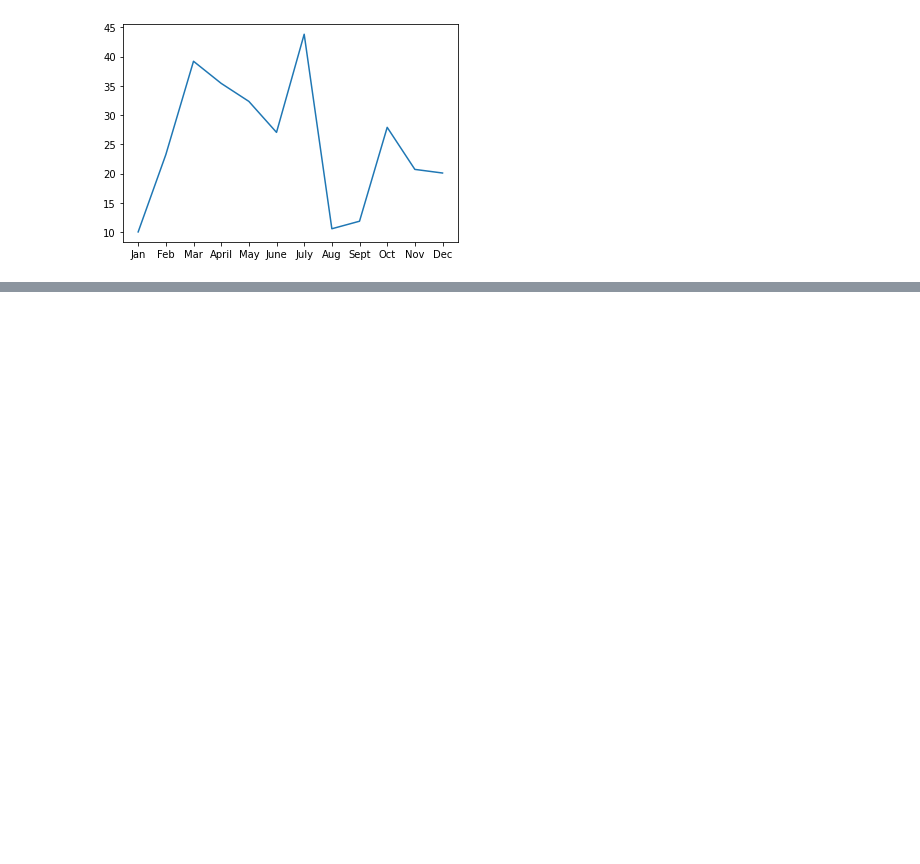
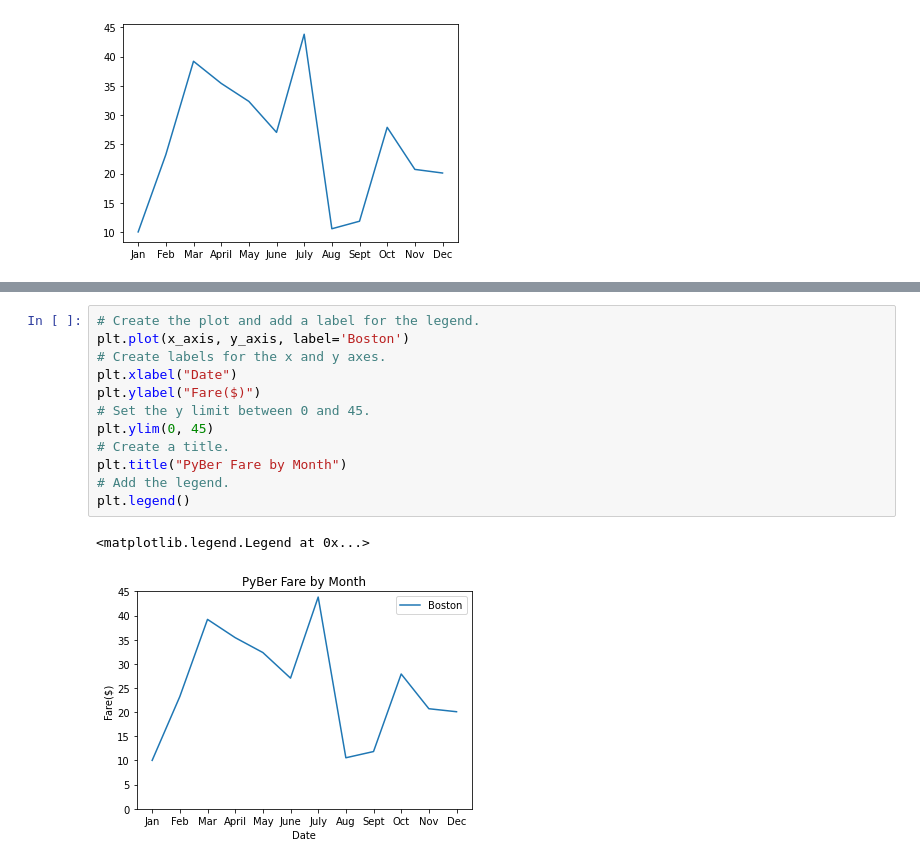
Before and after one commit to Benmyboy/PyBer_Analysis, a Jupyter notebook: matplotlib_practice.ipynb, the cells around one changed output, grey strips where cells are left out. Drawn from its saved outputs; the diff is of its cells as text; blank space fills up the shorter version.

```diff
--- a/matplotlib_practice.ipynb
+++ b/matplotlib_practice.ipynb
@@ -17,0 +33,15 @@ plt.plot(x_axis, y_axis)
+# %%
+# Create the plot and add a label for the legend.
+plt.plot(x_axis, y_axis, label='Boston')
+# Create labels for the x and y axes.
+plt.xlabel("Date")
+plt.ylabel("Fare($)")
+# Set the y limit between 0 and 45.
+plt.ylim(0, 45)
+# Create a title.
+plt.title("PyBer Fare by Month")
+# Add the legend.
+plt.legend()
+# %% [output]
+<matplotlib.legend.Legend at 0x...>
+[figure, added]
```
Also changed, not shown: parts of 17 cells of this notebook, 1 other file.
